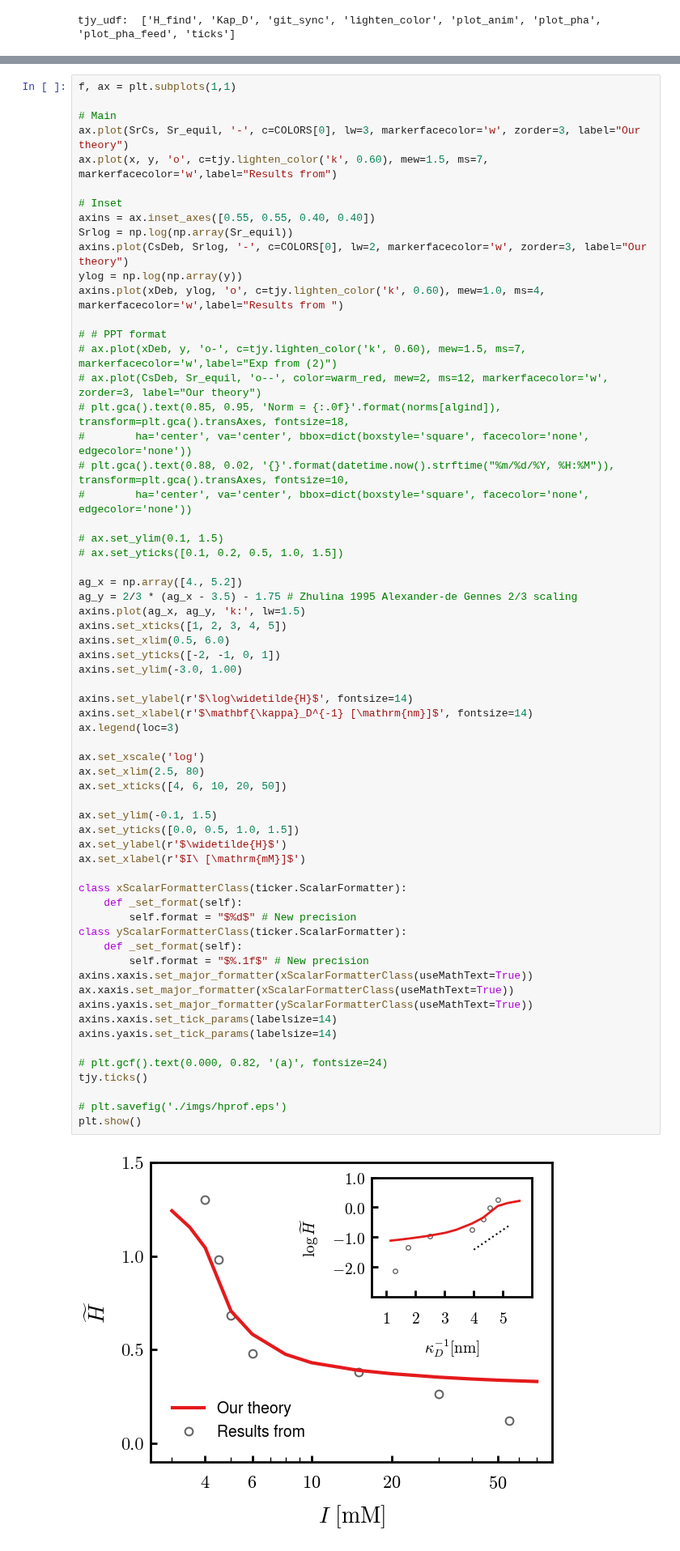
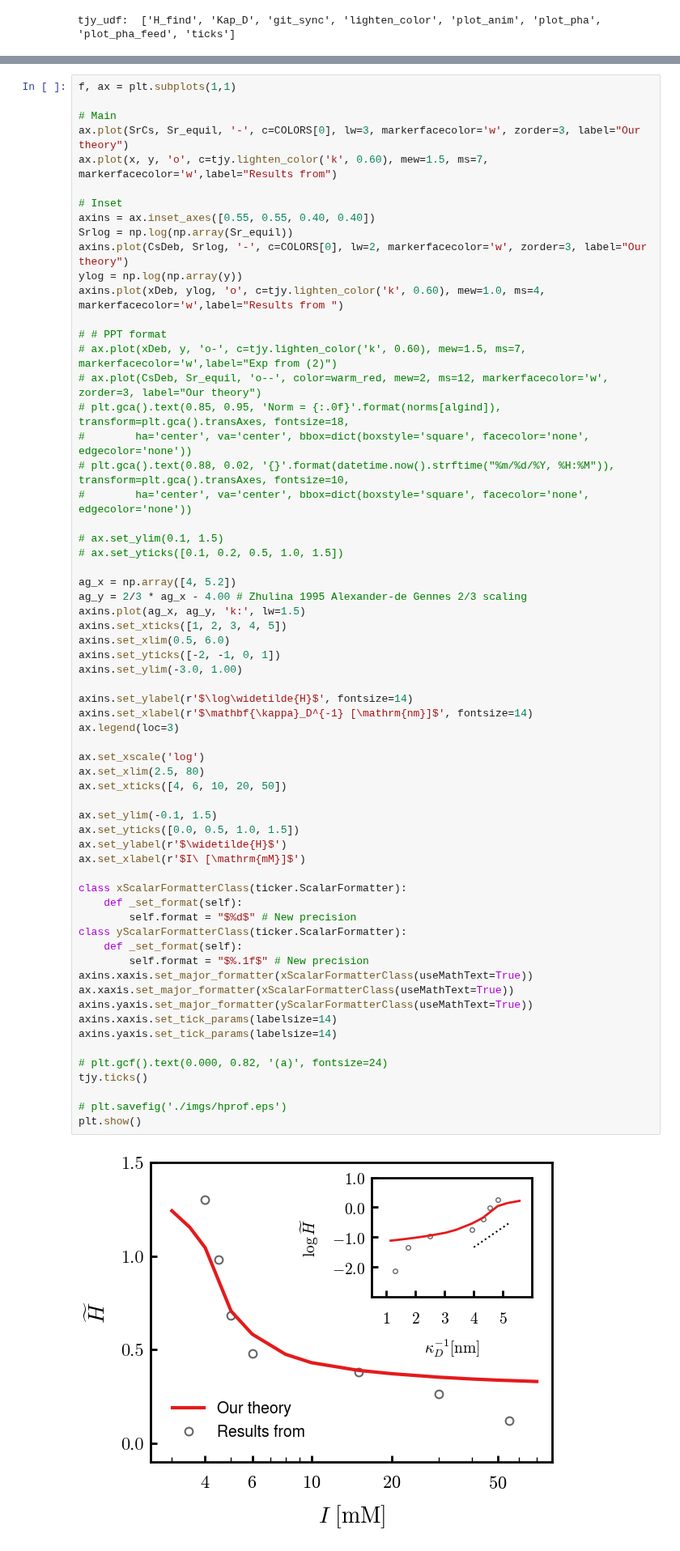
Before and after one commit to tyokokur/utilities, a Jupyter notebook: python/nfh_vis.ipynb, the cells around one changed output, grey strips where cells are left out. Shown at 81% size. Cells and saved outputs as stored; diff of their text form.

```diff
--- a/python/nfh_vis.ipynb
+++ b/python/nfh_vis.ipynb
@@ -98,8 +98,8 @@ axins.plot(xDeb, ylog, 'o', c=tjy.lighten_color('k', 0.60), mew=1.0, ms=4, marke
 # ax.set_ylim(0.1, 1.5)
 # ax.set_yticks([0.1, 0.2, 0.5, 1.0, 1.5])
 
-ag_x = np.array([4., 5.2])
-ag_y = 2/3 * (ag_x - 3.5) - 1.75 # Zhulina 1995 Alexander-de Gennes 2/3 scaling
+ag_x = np.array([4, 5.2])
+ag_y = 2/3 * ag_x - 4.00 # Zhulina 1995 Alexander-de Gennes 2/3 scaling
 axins.plot(ag_x, ag_y, 'k:', lw=1.5)
 axins.set_xticks([1, 2, 3, 4, 5])
 axins.set_xlim(0.5, 6.0)
@@ -110,34 +110,34 @@ axins.set_ylabel(r'$\log\widetilde{H}$', fontsize=14)
 axins.set_xlabel(r'$\mathbf{\kappa}_D^{-1} [\mathrm{nm}]$', fontsize=14)
 ax.legend(loc=3)
 
 ax.set_xscale('log')
 ax.set_xlim(2.5, 80)
 ax.set_xticks([4, 6, 10, 20, 50])
 
 ax.set_ylim(-0.1, 1.5)
 ax.set_yticks([0.0, 0.5, 1.0, 1.5])
 ax.set_ylabel(r'$\widetilde{H}$')
 ax.set_xlabel(r'$I\ [\mathrm{mM}]$')
 
 class xScalarFormatterClass(ticker.ScalarFormatter):
     def _set_format(self):
         self.format = "$%d$" # New precision
 class yScalarFormatterClass(ticker.ScalarFormatter):
     def _set_format(self):
         self.format = "$%.1f$" # New precision
 axins.xaxis.set_major_formatter(xScalarFormatterClass(useMathText=True))
 ax.xaxis.set_major_formatter(xScalarFormatterClass(useMathText=True))
 axins.yaxis.set_major_formatter(yScalarFormatterClass(useMathText=True))
 axins.xaxis.set_tick_params(labelsize=14)
 axins.yaxis.set_tick_params(labelsize=14)
 
 # plt.gcf().text(0.000, 0.82, '(a)', fontsize=24)
 tjy.ticks()
 
 # plt.savefig('./imgs/hprof.eps')
 plt.show()
 # %% [output]
-[figure, old version]
+[figure, new version]
 # %%
 # labs = ['003', '0035', '004', '005', '006', '008', '010', '020', '050']
 labs = ['004', '006', '050']
```
